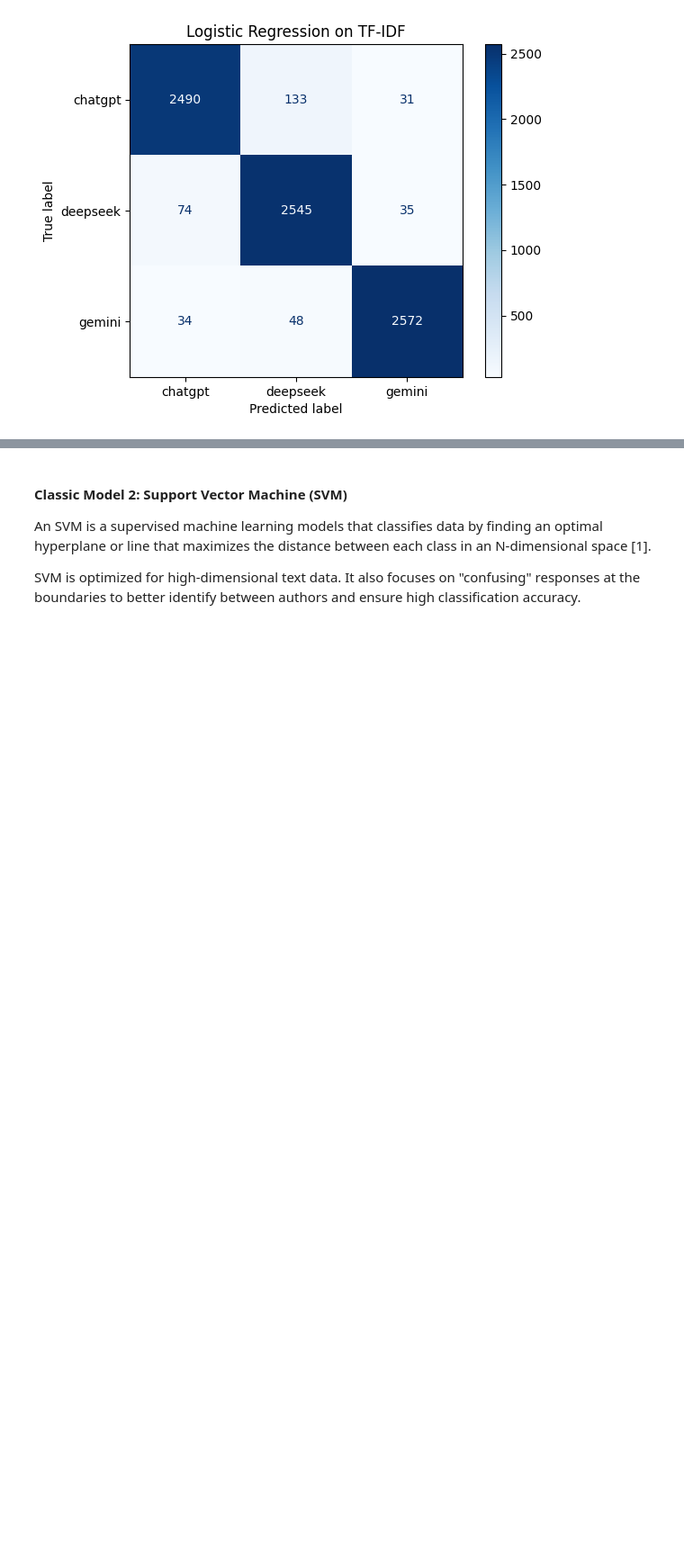
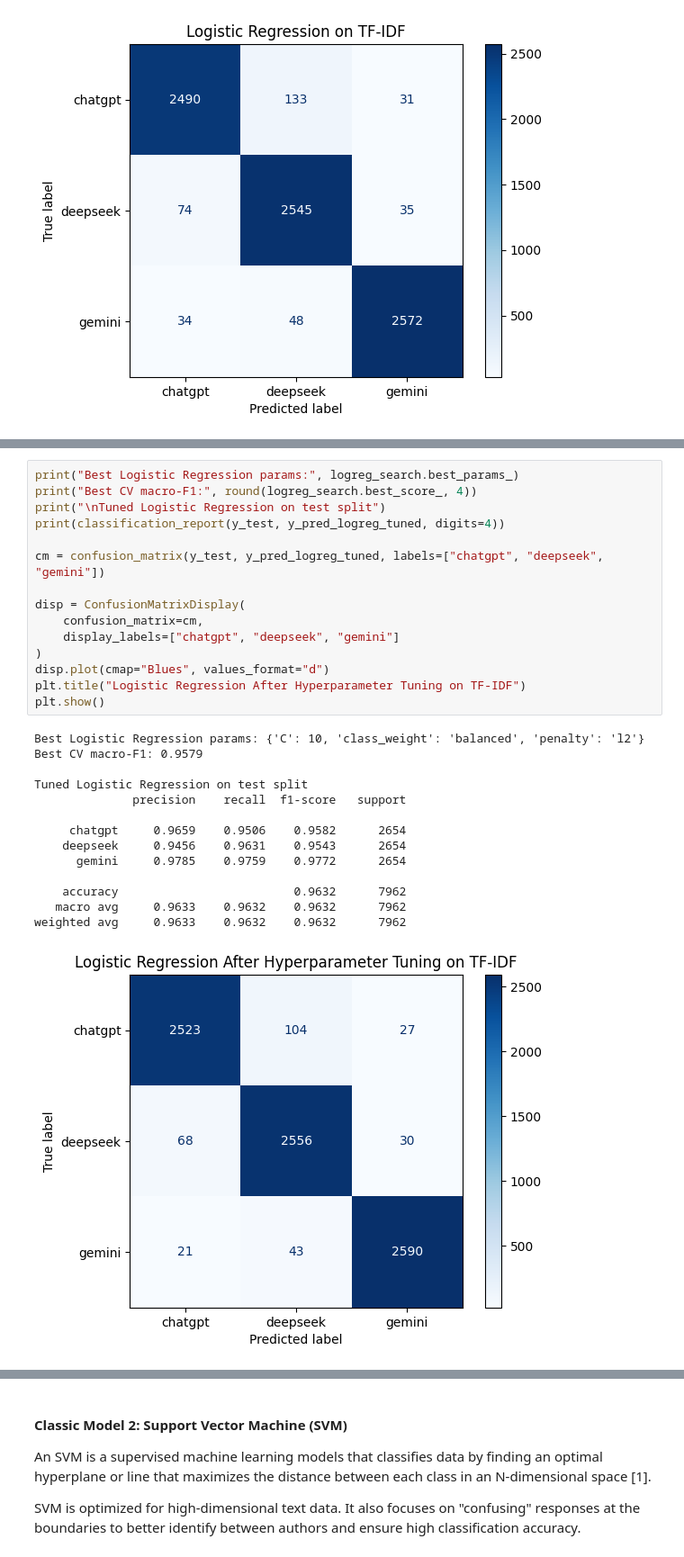
Before and after one commit to tonyyyy0304/STINTSYMCO, a Jupyter notebook: classic_models.ipynb, the cells around one changed output, grey strips where cells are left out. Shown at 90% size. Drawn from its saved outputs; the diff is of its cells as text; blank space fills up the shorter version.

```diff
--- a/classic_models.ipynb
+++ b/classic_models.ipynb
@@ -124,0 +191,30 @@ weighted avg     0.9557    0.9554    0.9554      7962
+# %%
+print("Best Logistic Regression params:", logreg_search.best_params_)
+print("Best CV macro-F1:", round(logreg_search.best_score_, 4))
+print("\nTuned Logistic Regression on test split")
+print(classification_report(y_test, y_pred_logreg_tuned, digits=4))
+
+cm = confusion_matrix(y_test, y_pred_logreg_tuned, labels=["chatgpt", "deepseek", "gemini"])
+
+disp = ConfusionMatrixDisplay(
+    confusion_matrix=cm,
+    display_labels=["chatgpt", "deepseek", "gemini"]
+)
+disp.plot(cmap="Blues", values_format="d")
+plt.title("Logistic Regression After Hyperparameter Tuning on TF-IDF")
+plt.show()
+# %% [output]
+Best Logistic Regression params: {'C': 10, 'class_weight': 'balanced', 'penalty': 'l2'}
+Best CV macro-F1: 0.9579
+
+Tuned Logistic Regression on test split
+              precision    recall  f1-score   support
+
+     chatgpt     0.9659    0.9506    0.9582      2654
+    deepseek     0.9456    0.9631    0.9543      2654
+      gemini     0.9785    0.9759    0.9772      2654
+
+    accuracy                         0.9632      7962
+   macro avg     0.9633    0.9632    0.9632      7962
+weighted avg     0.9633    0.9632    0.9632      7962
+[figure, added]
```
Also changed, not shown: parts of 22 cells of this notebook.
